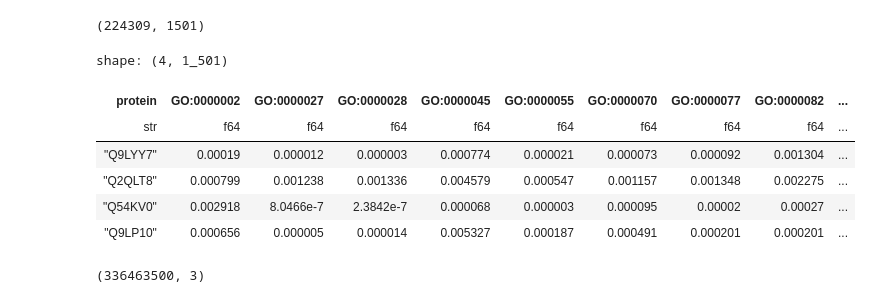
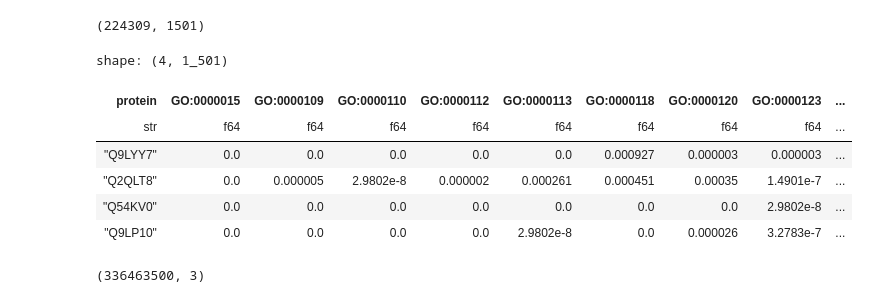
Before and after one commit to sumaniitm/cafa-6-protein-function-prediction-kaggle, a Jupyter notebook: cafa6-baseline-and-feature-engineering.ipynb, the cells around one changed output. Cells and saved outputs as stored; diff of their text form; code cells hidden in the pictures.

```diff
--- a/cafa6-baseline-and-feature-engineering.ipynb
+++ b/cafa6-baseline-and-feature-engineering.ipynb
@@ -428,7 +428,7 @@ def generate_tf_datasets(p_df, p_BATCH_SIZE_PER_REPLICA, p_label_cols):
 
     return tf_ds
 # %%
-x_train, x_for_valid = train_test_split(x_train_main_bp, test_size=0.3, random_state=42)
+x_train, x_for_valid = train_test_split(x_train_main_mf, test_size=0.3, random_state=42)
 x_test, x_valid = train_test_split(x_for_valid, test_size=0.2, random_state=42)
 
 print("********* Details ****************")
@@ -443,7 +443,7 @@ Validation data shape : (2812, 1502)
 # %%
 bias_arr_prep_dict = {}
 
-for i in range(len(label_cols_bp)):
-    bias_arr_prep_dict[label_cols_bp[i]] = x_train.group_by([label_cols_bp[i]]).agg(pl.col("protein_accession_id").count())\
-    .filter(pl.col(label_cols_bp[i])==1.0).item(0,1)
+for i in range(len(label_cols_mf)):
+    bias_arr_prep_dict[label_cols_mf[i]] = x_train.group_by([label_cols_mf[i]]).agg(pl.col("protein_accession_id").count())\
+    .filter(pl.col(label_cols_mf[i])==1.0).item(0,1)
 # %%
@@ -598,8 +600,8 @@ df_test_features.columns
 submission_embeds = pl.Series(df_test_features.select(pl.col('embedding_arrays'))).to_list()
 # %%
 pos_dict = {}
-for i in range(len(label_cols_bp)):
-    pos_dict[i] = label_cols_bp[i]
+for i in range(len(label_cols_cc)):
+    pos_dict[i] = label_cols_cc[i]
 
 print(pos_dict[0])
 # %% [output]
@@ -676,5 +678,5 @@ I0000 00:00:1764526812.225383    1291 tpu_compilation_cache_interface.cc:541] Af
 # %%
 all_predictions[0]
 # %%
-semi_final_df_bp = pl.DataFrame(all_predictions)
+semi_final_df_cc = pl.DataFrame(all_predictions)
 # %%
@@ -682,13 +684,13 @@ semi_final_df_bp.shape
 # %% [output]
 (224309, 1501)
 # %%
-semi_final_df_bp.head(4)
+semi_final_df_cc.head(4)
 # %% [output]
 shape: (4, 1_501)
-| protein | GO:0000002 | GO:0000027 | GO:0000028 | GO:0000045 | GO:0000055 | GO:0000070 | GO:0000077 | GO:0000082 | ... |
+| protein | GO:0000015 | GO:0000109 | GO:0000110 | GO:0000112 | GO:0000113 | GO:0000118 | GO:0000120 | GO:0000123 | ... |
 | str | f64 | f64 | f64 | f64 | f64 | f64 | f64 | f64 | ... |
-| "Q9LYY7" | 0.00019 | 0.000012 | 0.000003 | 0.000774 | 0.000021 | 0.000073 | 0.000092 | 0.001304 | ... |
-| "Q2QLT8" | 0.000799 | 0.001238 | 0.001336 | 0.004579 | 0.000547 | 0.001157 | 0.001348 | 0.002275 | ... |
-| "Q54KV0" | 0.002918 | 8.0466e-7 | 2.3842e-7 | 0.000068 | 0.000003 | 0.000095 | 0.00002 | 0.00027 | ... |
-| "Q9LP10" | 0.000656 | 0.000005 | 0.000014 | 0.005327 | 0.000187 | 0.000491 | 0.000201 | 0.000201 | ... |
+| "Q9LYY7" | 0.0 | 0.0 | 0.0 | 0.0 | 0.0 | 0.000927 | 0.000003 | 0.000003 | ... |
+| "Q2QLT8" | 0.0 | 0.000005 | 2.9802e-8 | 0.000002 | 0.000261 | 0.000451 | 0.00035 | 1.4901e-7 | ... |
+| "Q54KV0" | 0.0 | 0.0 | 0.0 | 0.0 | 0.0 | 0.0 | 0.0 | 2.9802e-8 | ... |
+| "Q9LP10" | 0.0 | 0.0 | 0.0 | 0.0 | 2.9802e-8 | 0.0 | 0.000026 | 3.2783e-7 | ... |
 # %%
```
Also changed, not shown: parts of 20 cells of this notebook.
